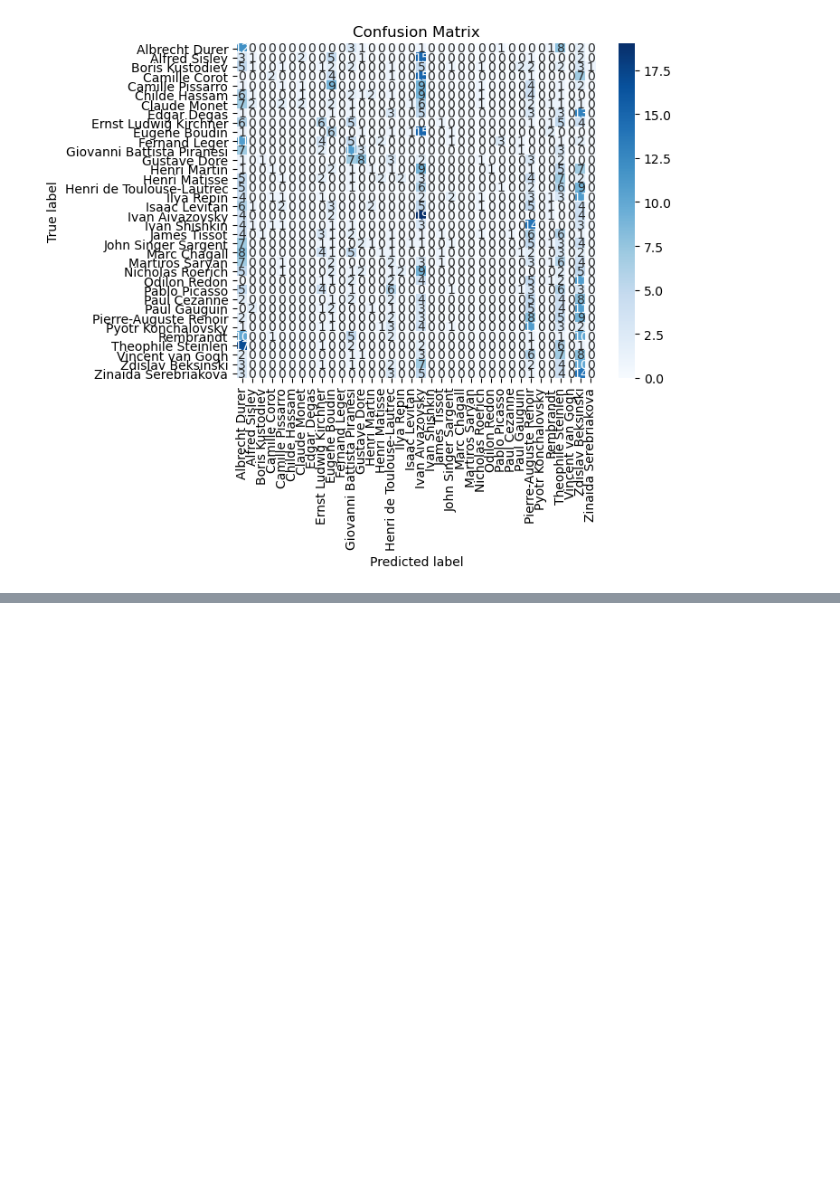
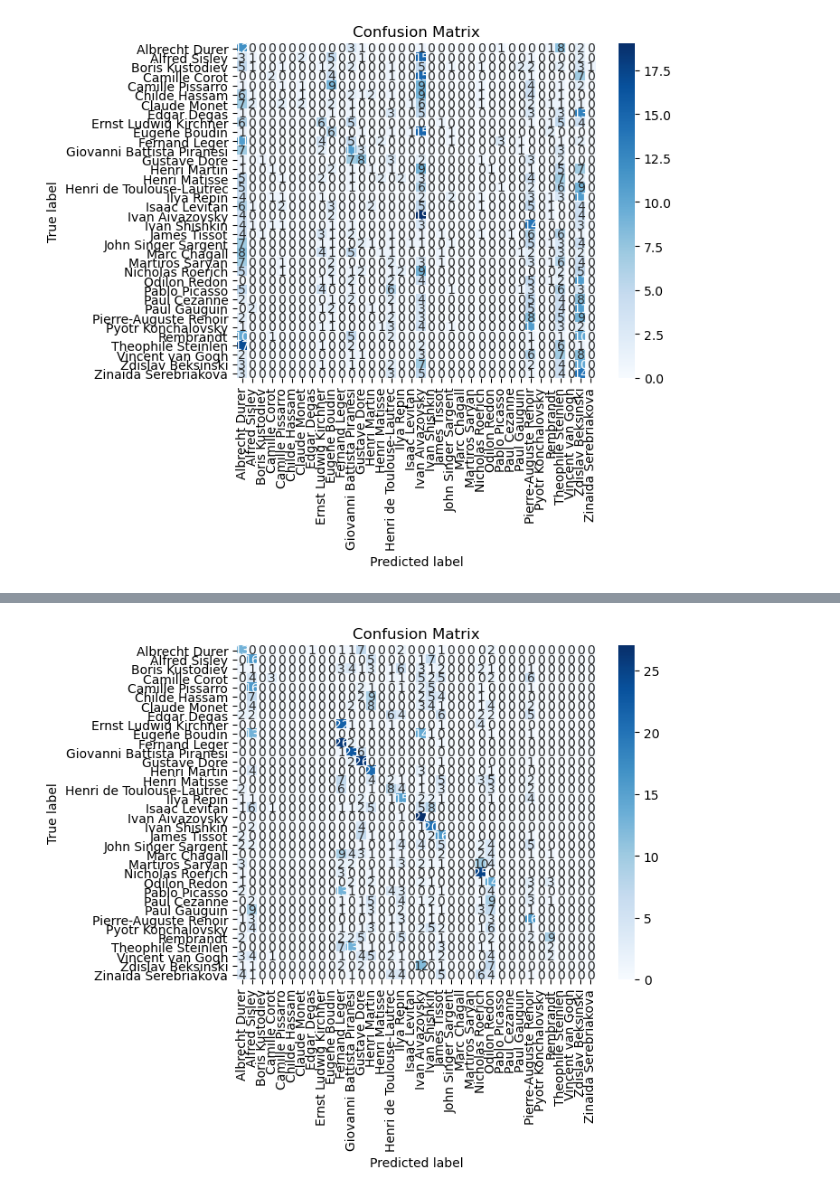
Before and after one commit to Aditikk00/artist-identification, a Jupyter notebook: FinalProj.ipynb, the cells around one changed output, grey strips where cells are left out. Saved outputs shown, nothing was run; the diff lists cells and outputs as text; code cells hidden in the pictures; blank space fills up the shorter version.

```diff
--- a/FinalProj.ipynb
+++ b/FinalProj.ipynb
@@ -952,0 +1072,3 @@ plt.show()
+# %%
+model_rn18 = rn18
+model_rn18.load_state_dict(torch.load('best_rn18.pt'))
@@ -952,0 +1077,4 @@ plt.show()
+# %%
+pred, ground = evaluate(model_rn18,test_loader)
+y_true_rn18 = np.concatenate(ground, axis=0)
+y_pred_rn18 = np.concatenate(pred, axis=0)
@@ -952,0 +1109,11 @@ plt.show()
+# %%
+matplotlib.rc_file_defaults() # to remove the sns darkgrid style
+cm = confusion_matrix(y_true_rn18, y_pred_rn18)
+classes = list(le.classes_)
+sns.heatmap(cm, annot=True, cmap='Blues', fmt='g', xticklabels=classes, yticklabels=classes)
+plt.xlabel('Predicted label')
+plt.ylabel('True label')
+plt.title('Confusion Matrix')
+plt.show()
+# %% [output]
+[figure, added]
```
Also changed, not shown: parts of 16 cells of this notebook, 4 other files.
